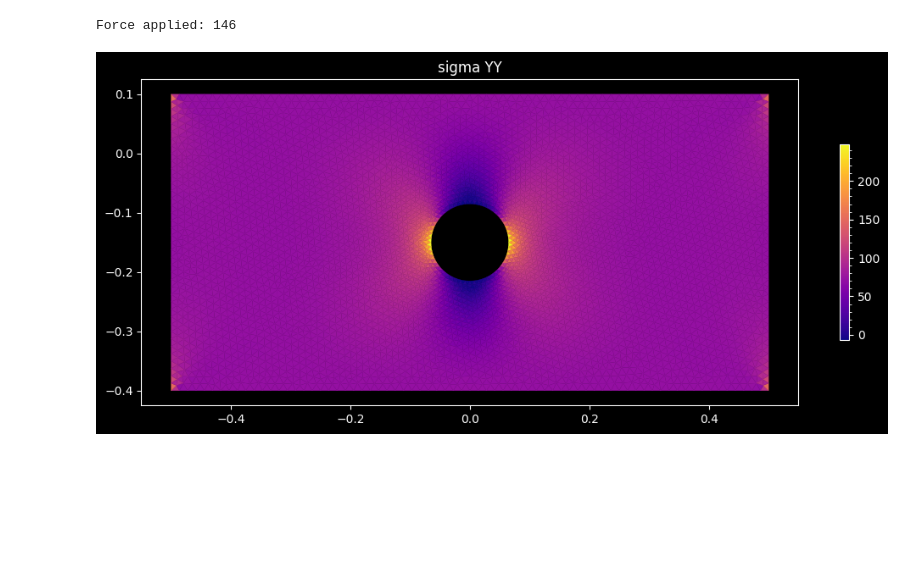
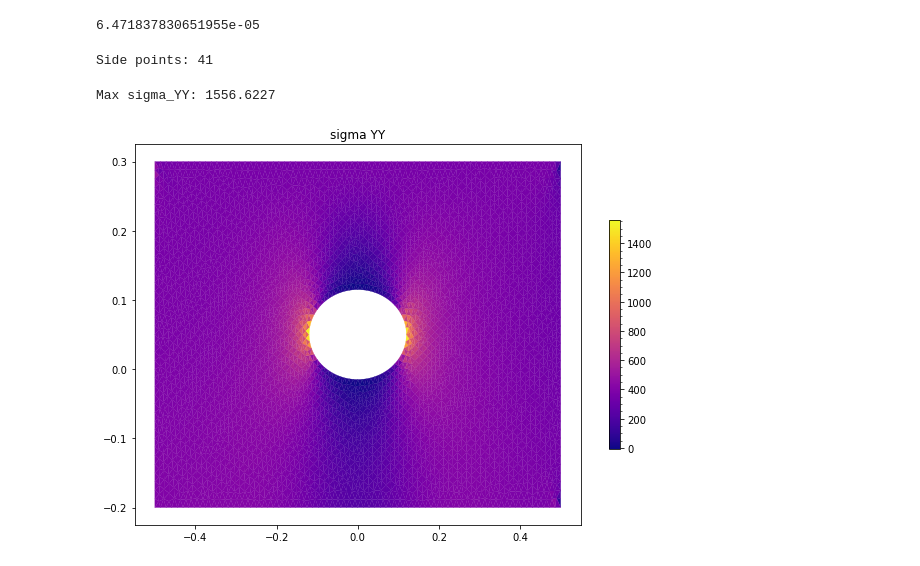
Before and after one commit to MihailTsybakov/FEM_Pract, a Jupyter notebook: FEM.ipynb, the cells around one changed output. Saved outputs shown, nothing was run; the diff lists cells and outputs as text; code cells hidden in the pictures; blank space fills up the shorter version.

```diff
--- a/FEM.ipynb
+++ b/FEM.ipynb
@@ -332,5 +333,5 @@ Elements:       8634
 # %%
-f_matr = FEM(mesh_nodes, mesh_elems, 0.3, 1)
+f_matr = FEM(mesh_nodes, mesh_elems, 0.3, 100)
 f_matr.build_incidence_matrix()
 # %%
 f_matr.map_dofs()
@@ -341,30 +339,56 @@ Stiffness matrix assembled
+# %%
+f_matr.elem_area(1000)
+# %% [output]
+6.471837830651955e-05
 # %%
 def kirsh_bounds(mesh):
     node_IDs_upper = []
     node_IDs_bottom = []
+    node_IDs_left = []
+    node_IDs_right = []
+
     for node_id in list(mesh.nodes_dict.keys()):
         node_y = mesh.nodes_dict[node_id][1]
+        node_x = mesh.nodes_dict[node_id][0]
         if (node_y == mesh.max_y):
             node_IDs_upper.append(node_id)
         if (node_y == mesh.min_y):
             node_IDs_bottom.append(node_id)
+        if (node_x == mesh.min_x):
+            node_IDs_left.append(node_id)
+        if (node_x == mesh.max_x):
+            node_IDs_right.append(node_id)
 
-    return node_IDs_upper, node_IDs_bottom
+    return node_IDs_upper, node_IDs_bottom, node_IDs_left, node_IDs_right
 # %%
-upper, bottom = kirsh_bounds(mesh)
+upper, bottom, left, right = kirsh_bounds(mesh)
 # %%
-abs_force = 2
+abs_force = 10
 
 # Applying loads
 for node in upper:
-    f_matr.apply_load(node, 0, abs_force)
+    if (node in right) or (node in left):
+        f_matr.apply_load(node, 0, abs_force/2)
+    else:
+        f_matr.apply_load(node, 0, abs_force)
 
 for node in bottom:
-    f_matr.apply_load(node, 0, -abs_force)
+    if node not in right:
+        f_matr.fix_node(node, False, True)
 
-print(f'Force applied: {abs_force * len(bottom)}')
+for node in left:
+    if node not in upper:
+        f_matr.fix_node(node, True, False)
+
+for node in right:
+    if (node in upper) or (node in bottom):
+        f_matr.apply_load(node, abs_force/3, 0)
+    else:
+        f_matr.apply_load(node, abs_force, 0)
+
+print(f'Side points: {len(right)}')
 # %% [output]
-Force applied: 146
+Side points: 41
 # %%
 # Displacements
 U = f_matr.solve_U()
@@ -373,6 +397,7 @@ U = f_matr.solve_U()
 f_matr.calc_strains()
 f_matr.calc_stresses()
 # %%
-f_matr.visualize(cmap_ = 'plasma', mode = 'YY', edges = 'face', figsize = (12.5, 5))
+f_matr.visualize(cmap_ = 'plasma', mode = 'YY', edges = 'face', figsize = (10, 7))
 # %% [output]
+Max sigma_YY: 1556.6227
-[figure, old version]
+[figure, new version]
```
Also changed, not shown: parts of 4 cells of this notebook, 2 other files.
